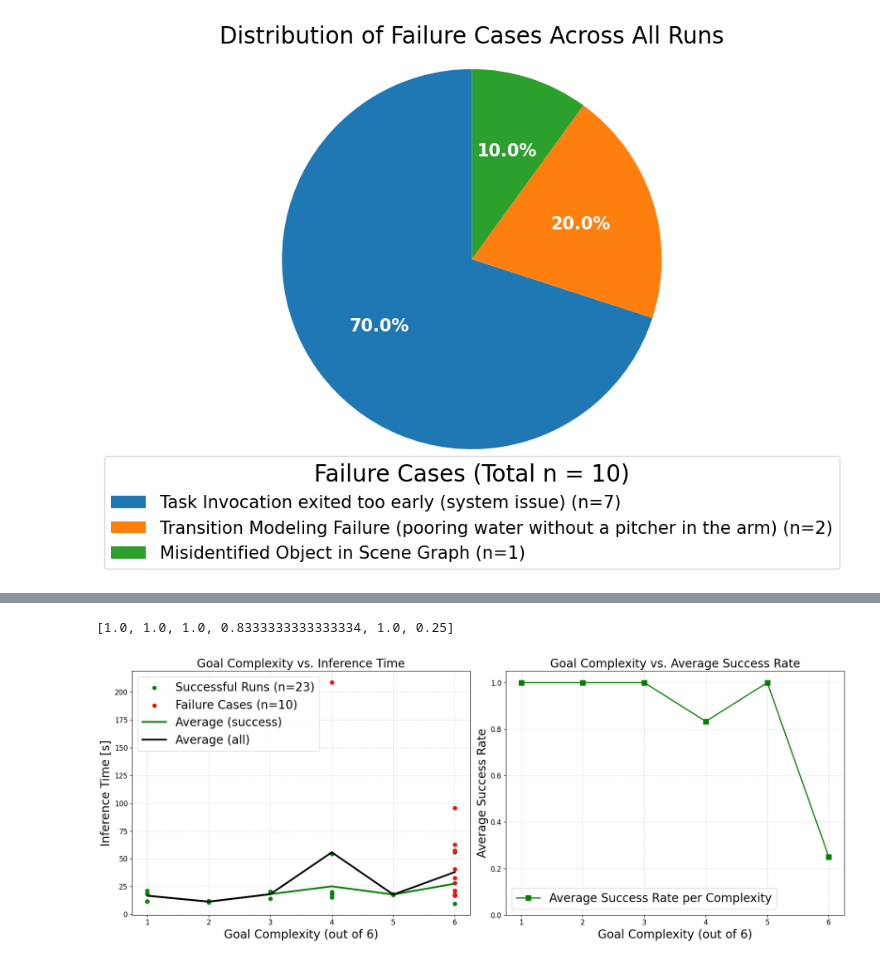
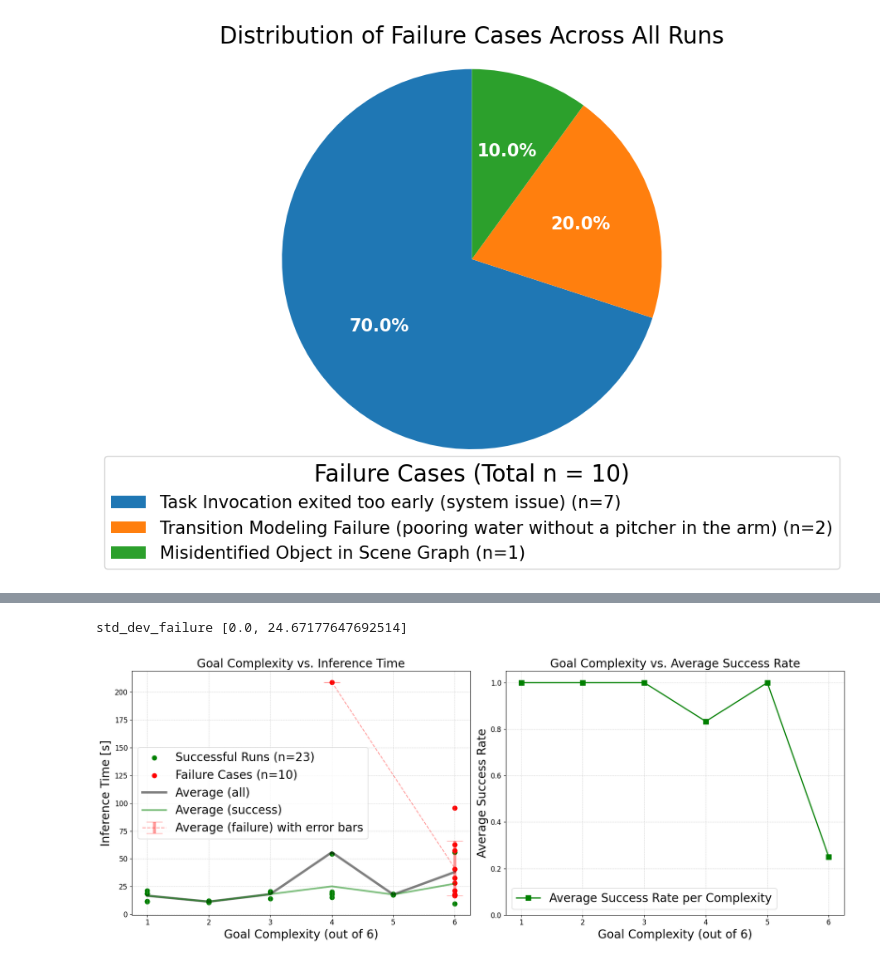
Before and after one commit to H-Zeno/L-SARP, a Jupyter notebook: analysis/analyse_responses.ipynb, the cells around one changed output, grey strips where cells are left out. Saved outputs shown, nothing was run; the diff lists cells and outputs as text; code cells hidden in the pictures.

```diff
--- a/analysis/analyse_responses.ipynb
+++ b/analysis/analyse_responses.ipynb
@@ -589,54 +605,81 @@ ax2.tick_params(axis='both', which='major', labelsize=12)
 
 # --- First plot - Complexity vs Inference Time ---
 
-ax1.scatter(complexities_success, inference_times_success, alpha=1, label='Successful Runs (n={})'.format(len(inference_times_success)), s=40, color='green', marker='o') #
-ax1.scatter(complexities_failure, inference_times_failure, alpha=1, label='Failure Cases (n={})'.format(len(inference_times_failure)), s=40, color='red', marker='o') #
-# ax1.scatter(complexities_all, inference_times_all, alpha=0.4, label='Failure Cases', s=30) # Smaller points
-# Plot average time as a line plot
+ax1.scatter(complexities_success, inference_times_success, alpha=1, label='Successful Runs (n={})'.format(len(inference_times_success)), s=60, color='green', marker='o') #
+ax1.scatter(complexities_failure, inference_times_failure, alpha=1, label='Failure Cases (n={})'.format(len(inference_times_failure)), s=60, color='red', marker='o') #
 
-sorted_avg_times_complexity = sorted(avg_times_complexity_all.items())
+sorted_avg_times_complexity_all = sorted(avg_times_complexity_all.items())
 sorted_avg_times_complexity_success = sorted(avg_times_complexity_success.items())
-# sorted_avg_times_complexity_failure = sorted(avg_times_complexity_failure.items())
+sorted_avg_times_complexity_failure = sorted(avg_times_complexity_failure.items())
 
-complexities = [complexity for complexity, _ in sorted_avg_times_complexity]
-avg_times_complexity_success_values = [avg_times for _, avg_times in sorted_avg_times_complexity_success]
-# avg_times_complexity_failure_values = [avg_times for _, avg_times in sorted_avg_times_complexity_failure]
-avg_times_complexity_all_values = [avg_times for _, avg_times in sorted_avg_times_complexity]
-# Average time per complexity
-ax1.plot(complexities, avg_times_complexity_success_values, color='green', linestyle='-', linewidth=3, markersize=8, label='Average (success)')
-ax1.plot(complexities, avg_times_complexity_all_values, color='black', linestyle='-', linewidth=3, markersize=8, label='Average (all)')
+sorted_times_by_complexity_all = sorted(times_by_complexity_all.items())
+sorted_times_by_complexity_success = sorted(times_by_complexity_success.items())
+sorted_times_by_complexity_failure = sorted(times_by_complexity_failure.items())
+
+# std_dev_all = [np.std(times) for _, times in sorted_times_by_complexity_all]
+# std_dev_success = [np.std(times) for _, times in sorted_times_by_complexity_success]
+std_dev_failure = [np.std(times) for _, times in sorted_times_by_complexity_failure]
+
+# Extract x and y values for plotting
+x_all = [complexity for complexity, _ in sorted_avg_times_complexity_all]
+y_all = [avg_time for _, avg_time in sorted_avg_times_complexity_all]
+
+x_success = [complexity for complexity, _ in sorted_avg_times_complexity_success]
+y_success = [avg_time for _, avg_time in sorted_avg_times_complexity_success]
+
+x_failure = [complexity for complexity, _ in sorted_avg_times_complexity_failure]
+y_failure = [avg_time for _, avg_time in sorted_avg_times_complexity_failure]
+
+
+# Plot the lines for all and success cases
+ax1.plot(x_all, y_all, color='black', linestyle='-', linewidth=4, markersize=8, alpha=0.5, label='Average (all)')
+ax1.plot(x_success, y_success, color='green', linestyle='-', linewidth=3, markersize=8, alpha=0.5, label='Average (success)')
+ax1.errorbar(x_failure, y_failure, yerr=std_dev_failure, fmt='--', color='red',
+            ecolor='red', elinewidth=5, capsize=14,
+            label='Average (failure) with error bars', markersize=8, alpha=0.4)
+
+
+# print("std_dev_all", std_dev_all)
+# print("std_dev_success", std_dev_success)
+print("std_dev_failure", std_dev_failure)
+
+# ax1.errorbar(x_all, y_all, yerr=std_dev_all, fmt='o', color='black',
+#             ecolor='black', elinewidth=2, capsize=10,
+#             label='Average (all) with error bars', markersize=8)
+# ax1.errorbar(x_success, y_success, yerr=std_dev_success, fmt='o', color='green',
+#             ecolor='green', elinewidth=2, capsize=10,
+#             label='Average (success) with error bars', markersize=8)
 
 
 ax1.set_title("Goal Complexity vs. Inference Time", fontsize=20)
 ax1.set_xlabel("Goal Complexity (out of 6)", fontsize=20)
 ax1.set_ylabel("Inference Time [s]", fontsize=20)
 
 ax1.grid(True, which='both', linestyle='--', linewidth=0.5, alpha=0.7)
 ax1.legend(fontsize=20)
 
 
 # --- Second plot - Complexity vs Average Success Rate ---
 # Plot average success rate as a line plot
 success_complexity = list(avg_success_complexity.values())
-print(success_complexity)
-ax2.plot(complexities, success_complexity, marker='s', color='green', linestyle='-', linewidth=2, markersize=8, label='Average Success Rate per Complexity')
+ax2.plot(x_all, success_complexity, marker='s', color='green', linestyle='-', linewidth=2, markersize=8, label='Average Success Rate per Complexity')
 # Optionally, add individual success rates per goal as a scatter plot for context (might be noisy)
 # individual_complexities_for_success = [goal_to_complexity[i+1] for i in range(num_goals_to_process) if (i+1) in goal_to_complexity]
 # individual_success_rates = [manual_success_ratio_per_goal[i] for i in range(num_goals_to_process) if (i+1) in goal_to_complexity]
 # ax2.scatter(individual_complexities_for_success, individual_success_rates, alpha=0.4, label='Individual Goal Success', s=30)
 
 ax2.set_title("Goal Complexity vs. Average Success Rate", fontsize=20)
 ax2.set_xlabel("Goal Complexity (out of 6)", fontsize=20)
 ax2.set_ylabel("Average Success Rate", fontsize=20)
 ax2.set_ylim(0, 1.05) # Success rate is between 0 and 1
 
 ax2.grid(True, which='both', linestyle='--', linewidth=0.5, alpha=0.7)
 ax2.legend(fontsize=20)
 
 
 plt.tight_layout() # Adjust layout to prevent overlap
 plt.savefig('complexity_correlations.png', dpi=300)
 plt.show()
 # %% [output]
-[1.0, 1.0, 1.0, 0.8333333333333334, 1.0, 0.25]
+std_dev_failure [0.0, 24.67177647692514]
-[figure, old version]
+[figure, new version]
```
Also changed, not shown: parts of 4 cells of this notebook.
